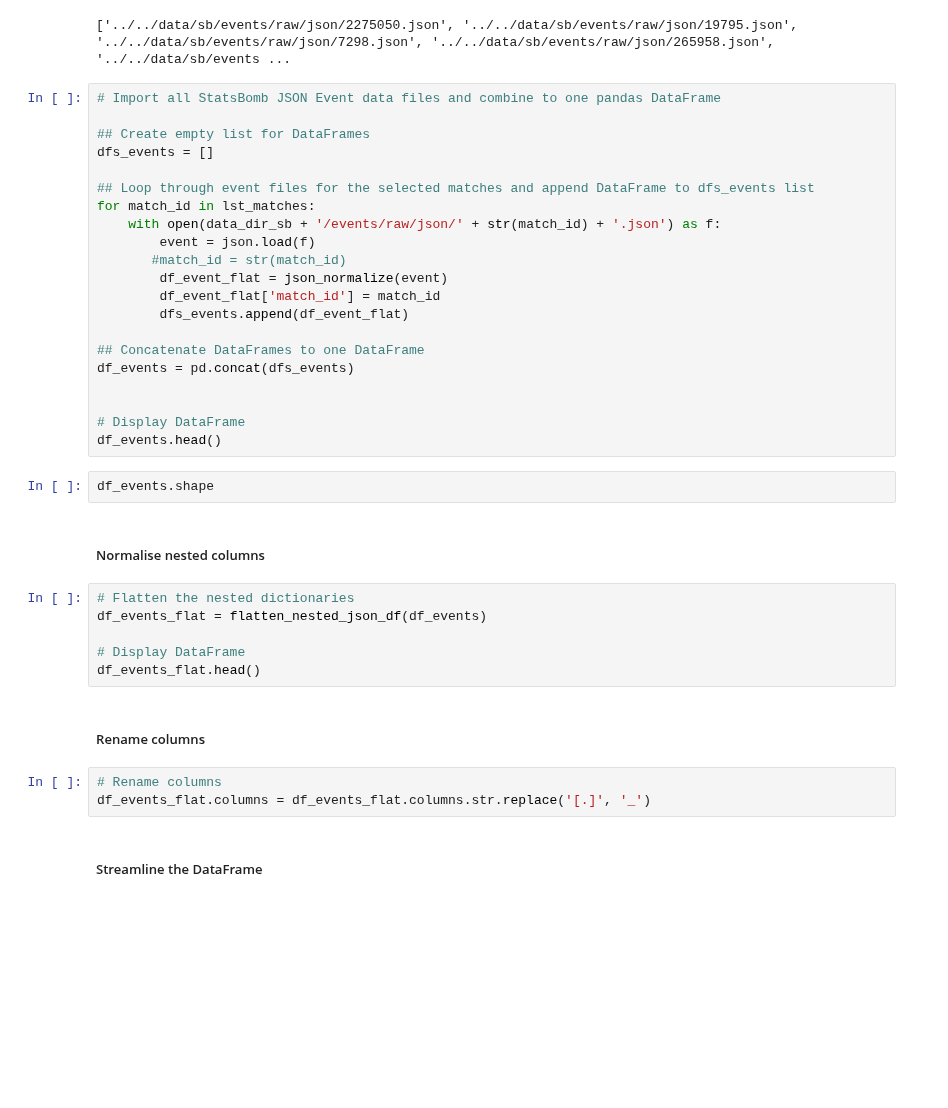
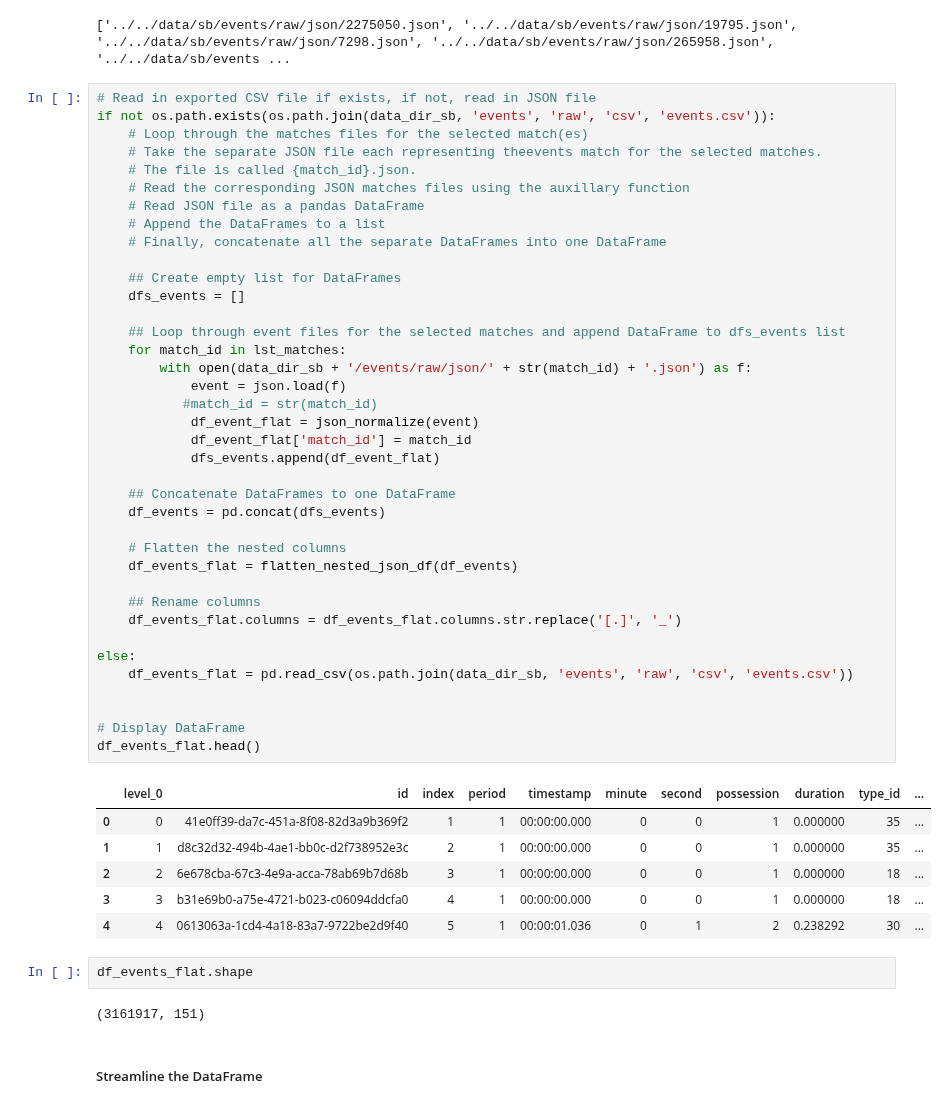
Before and after one commit to eddwebster/football_analytics, a Jupyter notebook: notebooks/2_data_parsing/StatsBomb Parsing and Data Engineering.ipynb, the cells around one changed output. Drawn from its saved outputs; the diff is of its cells as text; blank space fills up the shorter version.

```diff
--- a/notebooks/2_data_parsing/StatsBomb Parsing and Data Engineering.ipynb
+++ b/notebooks/2_data_parsing/StatsBomb Parsing and Data Engineering.ipynb
@@ -710,41 +685,54 @@ print(glob.glob(data_dir_sb + '/events/raw/json/' + '/*json'))
 # %% [output]
 ['../../data/sb/events/raw/json/2275050.json', '../../data/sb/events/raw/json/19795.json', '../../data/sb/events/raw/json/7298.json', '../../data/sb/events/raw/json/265958.json', '../../data/sb/events ...
 # %%
-# Import all StatsBomb JSON Event data files and combine to one pandas DataFrame
+# Read in exported CSV file if exists, if not, read in JSON file
+if not os.path.exists(os.path.join(data_dir_sb, 'events', 'raw', 'csv', 'events.csv')):
+    # Loop through the matches files for the selected match(es)
+    # Take the separate JSON file each representing theevents match for the selected matches.
+    # The file is called {match_id}.json.
+    # Read the corresponding JSON matches files using the auxillary function
+    # Read JSON file as a pandas DataFrame
+    # Append the DataFrames to a list
+    # Finally, concatenate all the separate DataFrames into one DataFrame
 
-## Create empty list for DataFrames
-dfs_events = []
+    ## Create empty list for DataFrames
+    dfs_events = []
 
-## Loop through event files for the selected matches and append DataFrame to dfs_events list
-for match_id in lst_matches:
-    with open(data_dir_sb + '/events/raw/json/' + str(match_id) + '.json') as f:
-        event = json.load(f)
-       #match_id = str(match_id)
-        df_event_flat = json_normalize(event)
-        df_event_flat['match_id'] = match_id
-        dfs_events.append(df_event_flat)
+    ## Loop through event files for the selected matches and append DataFrame to dfs_events list
+    for match_id in lst_matches:
+        with open(data_dir_sb + '/events/raw/json/' + str(match_id) + '.json') as f:
+            event = json.load(f)
+           #match_id = str(match_id)
+            df_event_flat = json_normalize(event)
+            df_event_flat['match_id'] = match_id
+            dfs_events.append(df_event_flat)
 
-## Concatenate DataFrames to one DataFrame
-df_events = pd.concat(dfs_events)
+    ## Concatenate DataFrames to one DataFrame
+    df_events = pd.concat(dfs_events)
+
+    # Flatten the nested columns
+    df_events_flat = flatten_nested_json_df(df_events)
+
+    ## Rename columns
+    df_events_flat.columns = df_events_flat.columns.str.replace('[.]', '_')
+
+else:
+    df_events_flat = pd.read_csv(os.path.join(data_dir_sb, 'events', 'raw', 'csv', 'events.csv'))
 
 
 # Display DataFrame
-df_events.head()
+df_events_flat.head()
+# %% [output]
+|  | level_0 | id | index | period | timestamp | minute | second | possession | duration | type_id | ... |
+| 0 | 0 | 41e0ff39-da7c-451a-8f08-82d3a9b369f2 | 1 | 1 | 00:00:00.000 | 0 | 0 | 1 | 0.000000 | 35 | ... |
+| 1 | 1 | d8c32d32-494b-4ae1-bb0c-d2f738952e3c | 2 | 1 | 00:00:00.000 | 0 | 0 | 1 | 0.000000 | 35 | ... |
+| 2 | 2 | 6e678cba-67c3-4e9a-acca-78ab69b7d68b | 3 | 1 | 00:00:00.000 | 0 | 0 | 1 | 0.000000 | 18 | ... |
+| 3 | 3 | b31e69b0-a75e-4721-b023-c06094ddcfa0 | 4 | 1 | 00:00:00.000 | 0 | 0 | 1 | 0.000000 | 18 | ... |
+| 4 | 4 | 0613063a-1cd4-4a18-83a7-9722be2d9f40 | 5 | 1 | 00:00:01.036 | 0 | 1 | 2 | 0.238292 | 30 | ... |
 # %%
-df_events.shape
+df_events_flat.shape
+# %% [output]
+(3161917, 151)
-# %% [markdown]
-##### Normalise nested columns
-# %%
-# Flatten the nested dictionaries
-df_events_flat = flatten_nested_json_df(df_events)
-
-# Display DataFrame
-df_events_flat.head()
-# %% [markdown]
-##### Rename columns
-# %%
-# Rename columns
-df_events_flat.columns = df_events_flat.columns.str.replace('[.]', '_')
 # %% [markdown]
 ##### Streamline the DataFrame
 # %%
```
Also changed, not shown: parts of 65 cells of this notebook.
